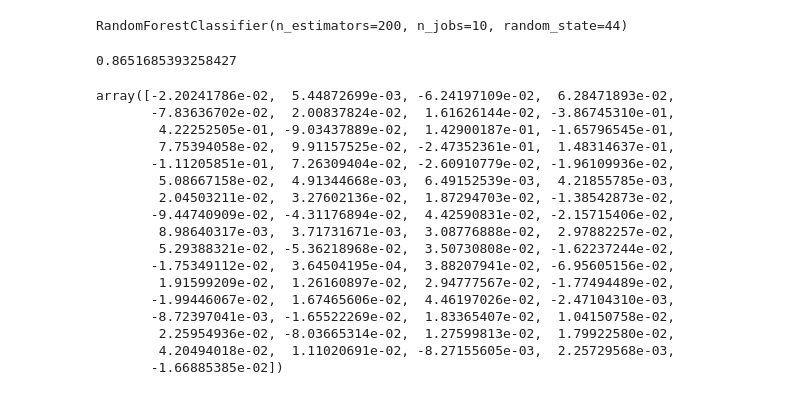
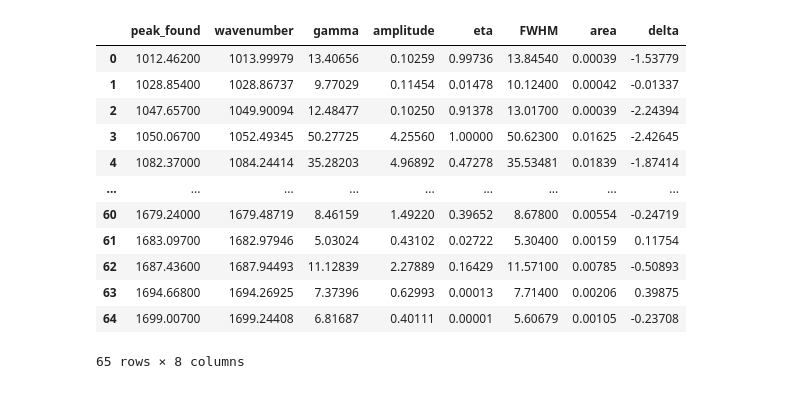
Before and after one commit to MelnychenkoM/hba1c_prediction, a Jupyter notebook: voigt/analysis.ipynb, the cells around one changed output. Saved outputs shown, nothing was run; the diff lists cells and outputs as text; code cells hidden in the pictures.

```diff
--- a/voigt/analysis.ipynb
+++ b/voigt/analysis.ipynb
@@ -431,34 +109,0 @@ categories = discretizer.fit_transform(hba1c.to_numpy().reshape(-1, 1))
-# %%
-X_train, X_test, y_train, y_test = train_test_split(X_fwhm[diabetes_features_fwhm], db, test_size=0.3, stratify=db, random_state=44)
-
-model = RandomForestClassifier(n_estimators=200, n_jobs=10, random_state=44)
-model.fit(X_train, y_train)
-# %% [output]
-RandomForestClassifier(n_estimators=200, n_jobs=10, random_state=44)
-# %%
-predicted = model.predict(X_test)
-accuracy_score(y_test, predicted)
-# %% [output]
-0.8651685393258427
-# %%
-fa = FactorAnalysis(n_components=10)
-fa.fit_transform(X_areas)
-fa.components_[0]
-# %% [output]
-array([-2.20241786e-02,  5.44872699e-03, -6.24197109e-02,  6.28471893e-02,
-       -7.83636702e-02,  2.00837824e-02,  1.61626144e-02, -3.86745310e-01,
-        4.22252505e-01, -9.03437889e-02,  1.42900187e-01, -1.65796545e-01,
-        7.75394058e-02,  9.91157525e-02, -2.47352361e-01,  1.48314637e-01,
-       -1.11205851e-01,  7.26309404e-02, -2.60910779e-02, -1.96109936e-02,
-        5.08667158e-02,  4.91344668e-03,  6.49152539e-03,  4.21855785e-03,
-        2.04503211e-02,  3.27602136e-02,  1.87294703e-02, -1.38542873e-02,
-       -9.44740909e-02, -4.31176894e-02,  4.42590831e-02, -2.15715406e-02,
-        8.98640317e-03,  3.71731671e-03,  3.08776888e-02,  2.97882257e-02,
-        5.29388321e-02, -5.36218968e-02,  3.50730808e-02, -1.62237244e-02,
-       -1.75349112e-02,  3.64504195e-04,  3.88207941e-02, -6.95605156e-02,
-        1.91599209e-02,  1.26160897e-02,  2.94777567e-02, -1.77494489e-02,
-       -1.99446067e-02,  1.67465606e-02,  4.46197026e-02, -2.47104310e-03,
-       -8.72397041e-03, -1.65522269e-02,  1.83365407e-02,  1.04150758e-02,
-        2.25954936e-02, -8.03665314e-02,  1.27599813e-02,  1.79922580e-02,
-        4.20494018e-02,  1.11020691e-02, -8.27155605e-03,  2.25729568e-03,
-       -1.66885385e-02])
@@ -464,0 +177,17 @@ array([-2.20241786e-02,  5.44872699e-03, -6.24197109e-02,  6.28471893e-02,
+# %%
+params = pd.read_csv("../data/fits/fit_1500_1700/101_pseudo_voigt_fit_5.0.csv").iloc[:, 1:]
+params
+# %% [output]
+|  | peak_found | wavenumber | gamma | amplitude | eta | FWHM | area | delta |
+| 0 | 1012.46200 | 1013.99979 | 13.40656 | 0.10259 | 0.99736 | 13.84540 | 0.00039 | -1.53779 |
+| 1 | 1028.85400 | 1028.86737 | 9.77029 | 0.11454 | 0.01478 | 10.12400 | 0.00042 | -0.01337 |
+| 2 | 1047.65700 | 1049.90094 | 12.48477 | 0.10250 | 0.91378 | 13.01700 | 0.00039 | -2.24394 |
+| 3 | 1050.06700 | 1052.49345 | 50.27725 | 4.25560 | 1.00000 | 50.62300 | 0.01625 | -2.42645 |
+| 4 | 1082.37000 | 1084.24414 | 35.28203 | 4.96892 | 0.47278 | 35.53481 | 0.01839 | -1.87414 |
+| ... | ... | ... | ... | ... | ... | ... | ... | ... |
+| 60 | 1679.24000 | 1679.48719 | 8.46159 | 1.49220 | 0.39652 | 8.67800 | 0.00554 | -0.24719 |
+| 61 | 1683.09700 | 1682.97946 | 5.03024 | 0.43102 | 0.02722 | 5.30400 | 0.00159 | 0.11754 |
+| 62 | 1687.43600 | 1687.94493 | 11.12839 | 2.27889 | 0.16429 | 11.57100 | 0.00785 | -0.50893 |
+| 63 | 1694.66800 | 1694.26925 | 7.37396 | 0.62993 | 0.00013 | 7.71400 | 0.00206 | 0.39875 |
+| 64 | 1699.00700 | 1699.24408 | 6.81687 | 0.40111 | 0.00001 | 5.60679 | 0.00105 | -0.23708 |
+65 rows × 8 columns
```
Also changed, not shown: parts of 28 cells of this notebook, 2 other files.
